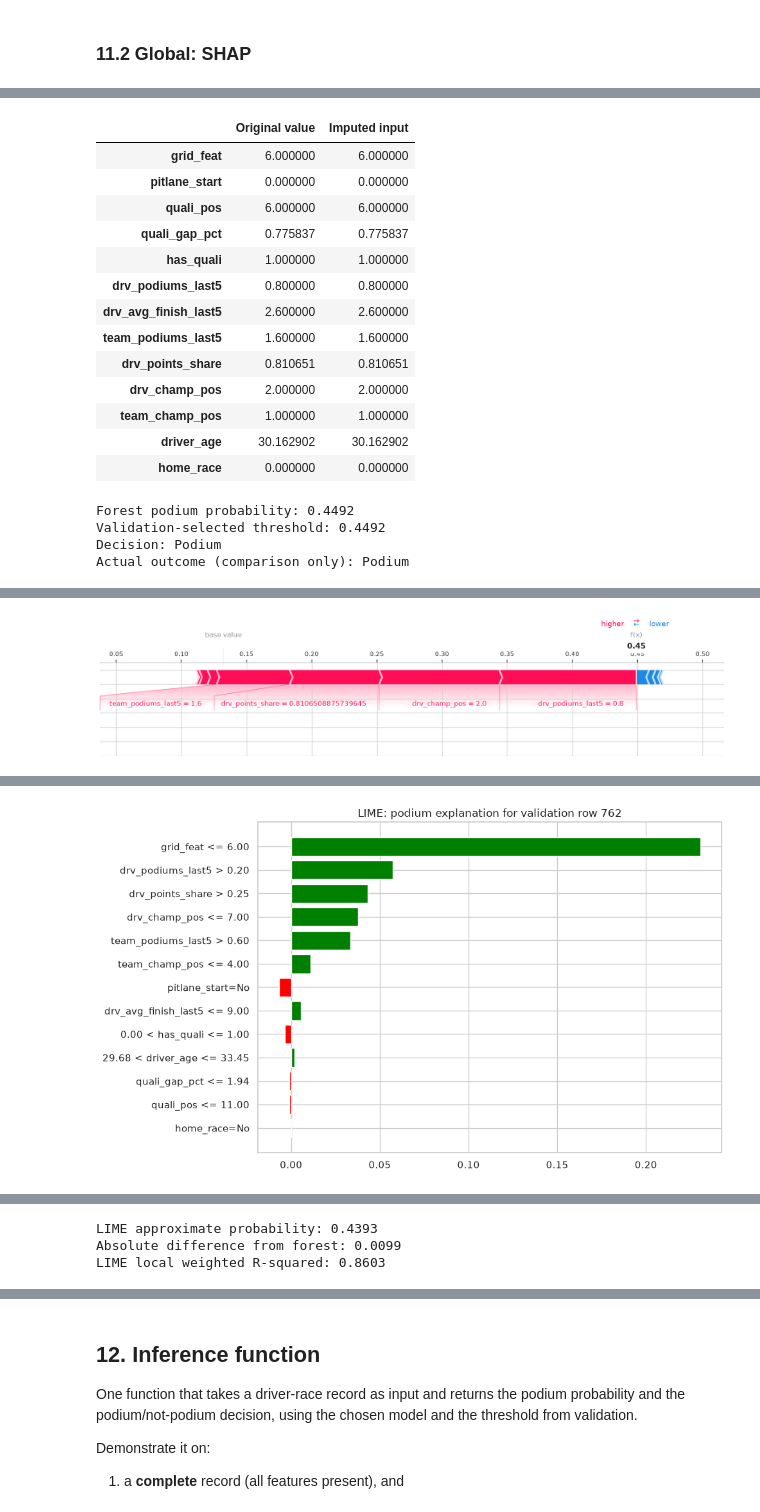
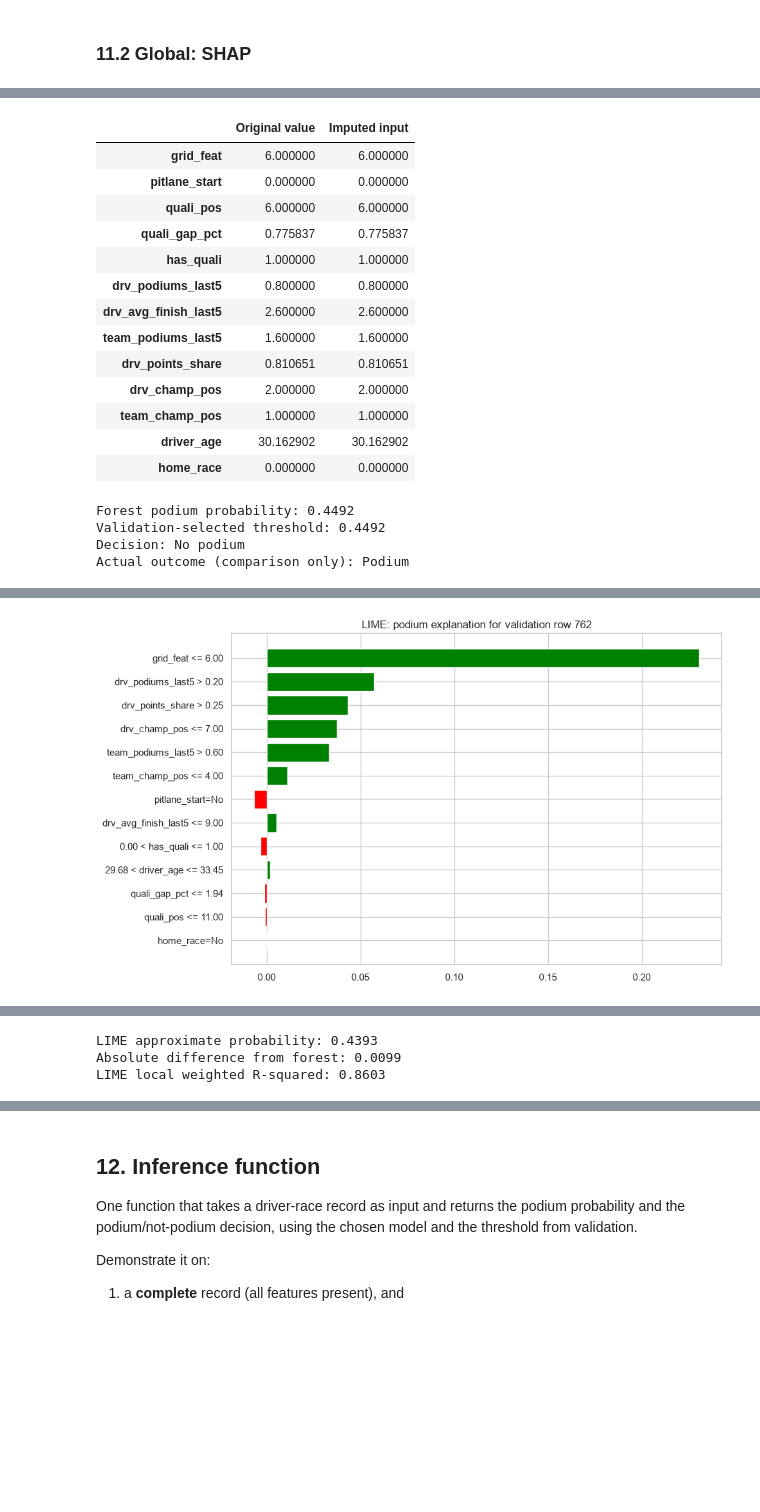
Before and after one commit to AbdelrahmanWaelH/F1_AI_Tools, a Jupyter notebook: F1_Podium_Prediction_Sections_1-8.ipynb, the cells around one changed output, grey strips where cells are left out. Drawn from its saved outputs; the diff is of its cells as text; code cells hidden in the pictures; blank space fills up the shorter version.

```diff
--- a/F1_Podium_Prediction_Sections_1-8.ipynb
+++ b/F1_Podium_Prediction_Sections_1-8.ipynb
@@ -1659,9 +1629,14 @@ This follows the lab's default tree-path-dependent method: the reference uses tr
 # %%
-# 11.3 Local SHAP and LIME: same validation prediction, as in Lab 4
+# 11.3 Local LIME
 import lime.lime_tabular
 from IPython.display import display, Markdown, HTML
 
-i = local_row  # most borderline validation prediction (closest to the threshold), explained with both methods.
+# Choose a borderline case by prediction alone, without using its outcome.
+X_val_xai = pd.DataFrame(Xva_imp, columns=FEATURES)
+X_train_xai = pd.DataFrame(Xtr_imp, columns=FEATURES)
+podium_class = int(np.flatnonzero(rf.classes_ == 1)[0])
+p_val_xai = rf.predict_proba(X_val_xai.to_numpy())[:, podium_class]
+i = int(np.argmin(np.abs(p_val_xai - threshold_rf)))
 local_record = val.iloc[i]
 identity_cols = [c for c in ["year", "race_name", "forename", "surname", "raceId", "driverId"] if c in val.columns]
 display(local_record[identity_cols].to_frame("Selected driver-race"))
@@ -1672,15 +1647,6 @@ print(f"Forest podium probability: {p_local:.4f}")
 print(f"Validation-selected threshold: {threshold_rf:.4f}")
 print("Decision:", "Podium" if p_local >= threshold_rf else "No podium")
 print("Actual outcome (comparison only):", "Podium" if y_val[i] == 1 else "No podium")
-
-# Local SHAP force plot, as in the lab (static for saved notebook/report).
-shap.force_plot(
-    explainer.expected_value[podium_class],
-    shap_values_podium[local_pos],
-    X_shap.iloc[local_pos],
-    feature_names=FEATURES,
-    matplotlib=True, show=False)
-plt.show()
 
 # LIME uses training inputs to define its reference distributions.
 binary_cols = [FEATURES.index(f) for f in ["home_race", "pitlane_start"] if f in FEATURES]
@@ -1694,7 +1660,7 @@ explainer_lime = lime.lime_tabular.LimeTabularExplainer(
 exp = explainer_lime.explain_instance(
     X_val_xai.values[i], rf.predict_proba,
     labels=(podium_class,), num_features=len(FEATURES), num_samples=5000)
-# Same LIME notebook display, compatible with current IPython.
+# Display the interactive explanation in the notebook.
 display(HTML(exp.as_html(labels=(podium_class,))))
 # Static version stays visible in notebook exports and the report.
 fig = exp.as_pyplot_figure(label=podium_class)
@@ -1710,11 +1676,6 @@ p_approx = float(np.asarray(exp.local_pred).ravel()[0])
 print(f"LIME approximate probability: {p_approx:.4f}")
 print(f"Absolute difference from forest: {abs(p_local - p_approx):.4f}")
 print(f"LIME local weighted R-squared: {exp.score:.4f}")
-strongest_shap = np.argsort(np.abs(shap_values_podium[local_pos]))[::-1][:3]
-display(Markdown(
-    "**Local SHAP results:** the strongest contributions for this prediction are "
-    + ", ".join(f"**{FEATURES[j]}** ({shap_values_podium[local_pos, j]:+.4f})" for j in strongest_shap)
-    + ". Positive values raise the podium probability relative to the baseline; negative values lower it."))
 positive = lime_table[lime_table["Local weight"] > 0].nlargest(2, "Local weight")
 negative = lime_table[lime_table["Local weight"] < 0].nsmallest(2, "Local weight")
 def describe_terms(table):
@@ -1723,7 +1684,7 @@ display(Markdown(
     f"**Local LIME results:** the strongest supporting conditions are {describe_terms(positive)}; "
     f"the strongest opposing conditions are {describe_terms(negative)}. "
     f"The approximation predicts {p_approx:.3f}, compared with forest probability {p_local:.3f}, "
-    f"with local weighted R-squared {exp.score:.3f}. Low fidelity limits this explanation."))
+    f"with local weighted R-squared {exp.score:.3f}. A large probability difference or low R-squared limits this explanation."))
 # %% [output]
 |  | Selected driver-race |
 | year | 2019 |
@@ -1748,5 +1709,5 @@ display(Markdown(
 | home_race | 0.000000 | 0.000000 |
 Forest podium probability: 0.4492
 Validation-selected threshold: 0.4492
-Decision: Podium
+Decision: No podium
 Actual outcome (comparison only): Podium
@@ -1753 +1715 @@ Actual outcome (comparison only): Podium
-[figure, old version]
+[figure, new version]
@@ -1755,4 +1716,3 @@ Actual outcome (comparison only): Podium
-[figure, removed]
 |  | Feature condition | Local weight |
 | 0 | grid_feat <= 6.00 | 0.2308 |
 | 1 | drv_podiums_last5 > 0.20 | 0.0573 |
```
Also changed, not shown: parts of 30 cells of this notebook.
